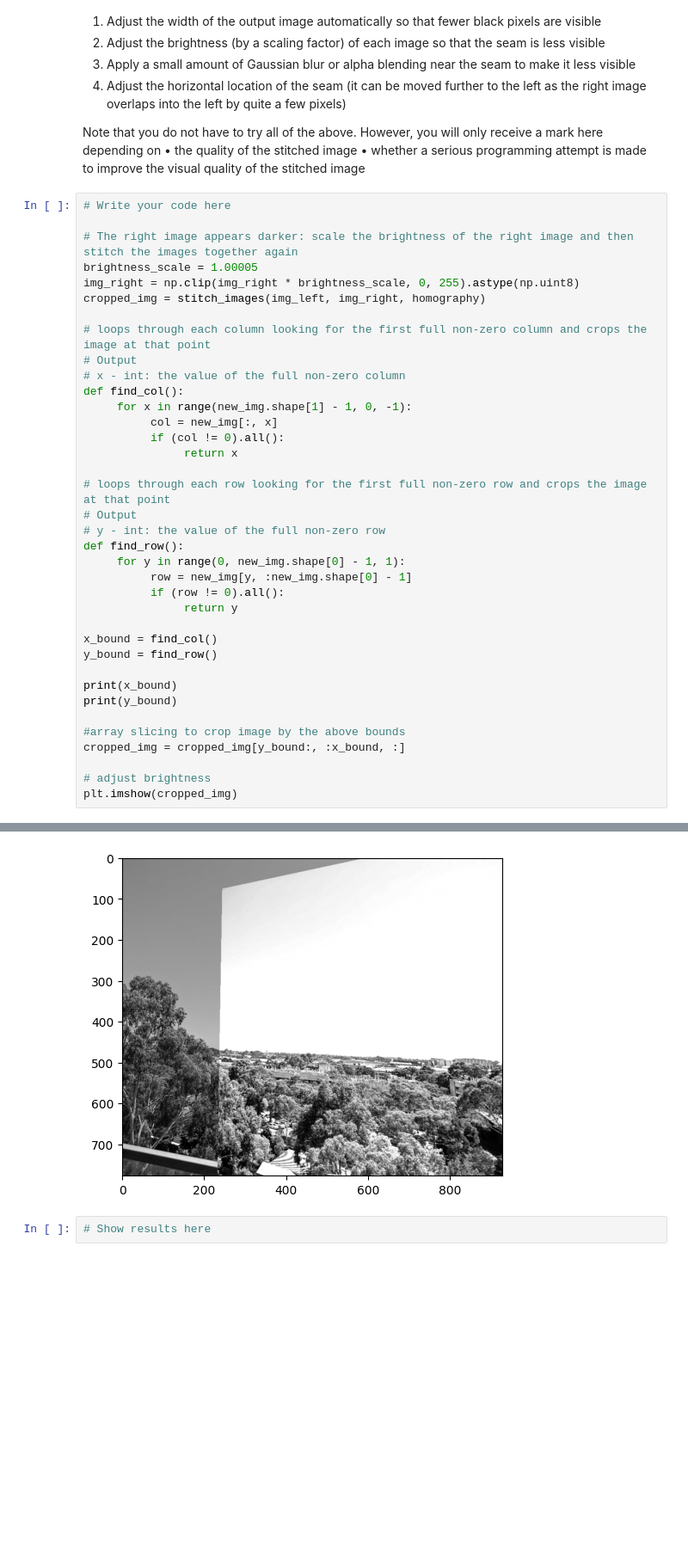
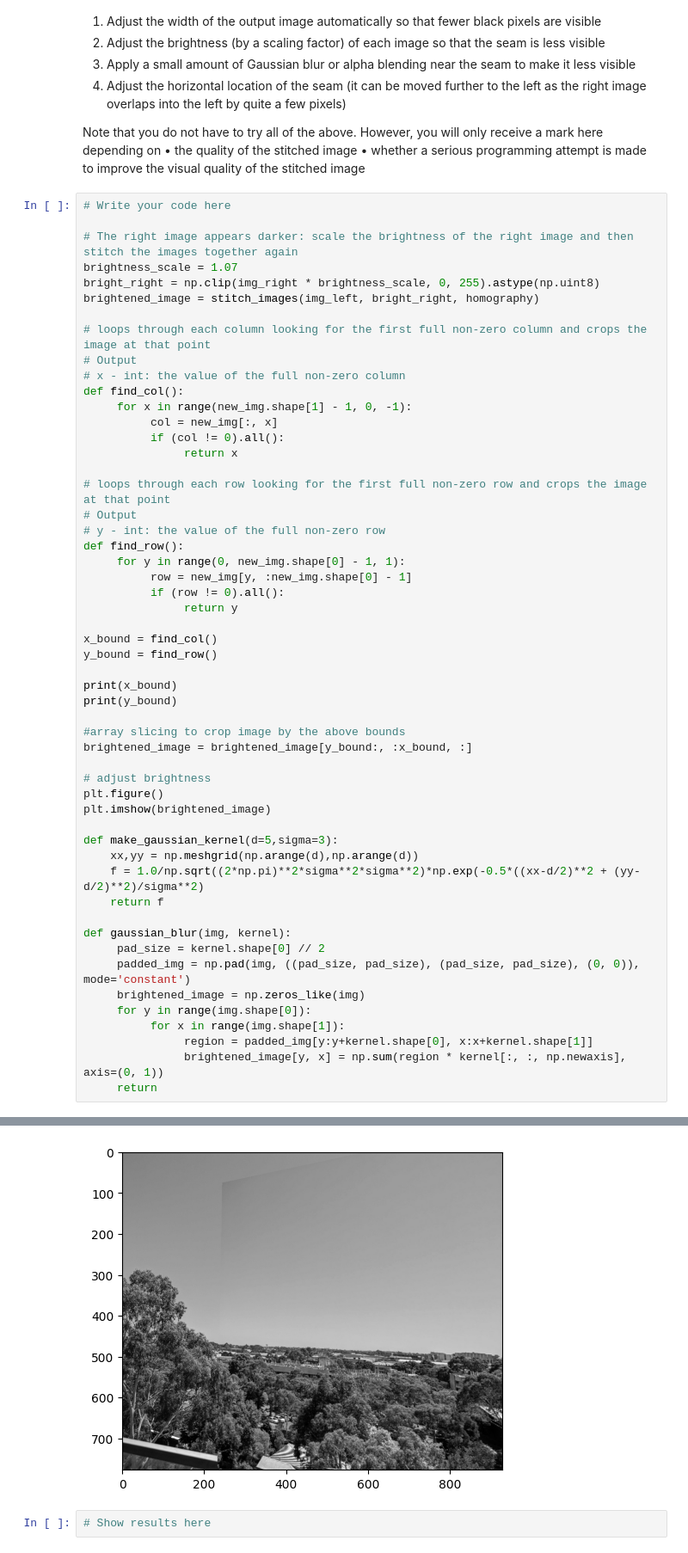
Before and after one commit to jame-slatta/ECE4076_2026, a Jupyter notebook: Lab02/Lab2_student_template.ipynb, the cells around one changed output, grey strips where cells are left out. Shown at 86% size. Saved outputs shown, nothing was run; the diff lists cells and outputs as text; blank space fills up the shorter version.

Commit message:
gaussian functions

```diff
--- a/Lab02/Lab2_student_template.ipynb
+++ b/Lab02/Lab2_student_template.ipynb
@@ -213,9 +213,9 @@ Note that you do not have to try all of the above. However, you will only receiv
 # Write your code here
 
 # The right image appears darker: scale the brightness of the right image and then stitch the images together again
-brightness_scale = 1.00005
-img_right = np.clip(img_right * brightness_scale, 0, 255).astype(np.uint8)
-cropped_img = stitch_images(img_left, img_right, homography)
+brightness_scale = 1.07
+bright_right = np.clip(img_right * brightness_scale, 0, 255).astype(np.uint8)
+brightened_image = stitch_images(img_left, bright_right, homography)
 
 # loops through each column looking for the first full non-zero column and crops the image at that point
 # Output
@@ -242,10 +242,26 @@ print(x_bound)
 print(y_bound)
 
 #array slicing to crop image by the above bounds
-cropped_img = cropped_img[y_bound:, :x_bound, :]
+brightened_image = brightened_image[y_bound:, :x_bound, :]
 
 # adjust brightness
-plt.imshow(cropped_img)
+plt.figure()
+plt.imshow(brightened_image)
+
+def make_gaussian_kernel(d=5,sigma=3):
+    xx,yy = np.meshgrid(np.arange(d),np.arange(d))
+    f = 1.0/np.sqrt((2*np.pi)**2*sigma**2*sigma**2)*np.exp(-0.5*((xx-d/2)**2 + (yy-d/2)**2)/sigma**2)
+    return f
+
+def gaussian_blur(img, kernel):
+     pad_size = kernel.shape[0] // 2
+     padded_img = np.pad(img, ((pad_size, pad_size), (pad_size, pad_size), (0, 0)), mode='constant')
+     brightened_image = np.zeros_like(img)
+     for y in range(img.shape[0]):
+          for x in range(img.shape[1]):
+               region = padded_img[y:y+kernel.shape[0], x:x+kernel.shape[1]]
+               brightened_image[y, x] = np.sum(region * kernel[:, :, np.newaxis], axis=(0, 1))
+     return
 # %% [output]
 929
 23
@@ -253,4 +269,4 @@ plt.imshow(cropped_img)
-[figure, old version]
+[figure, new version]
 # %%
 # Show results here
 # %% [markdown]
```
Also changed, not shown: parts of 1 cell of this notebook.
